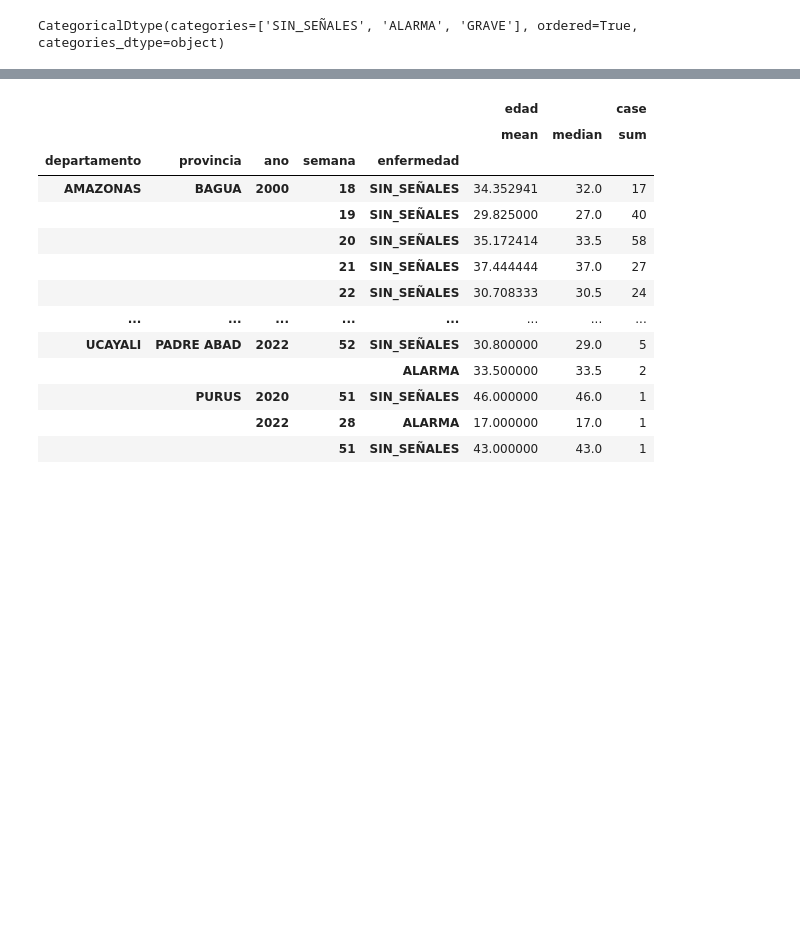
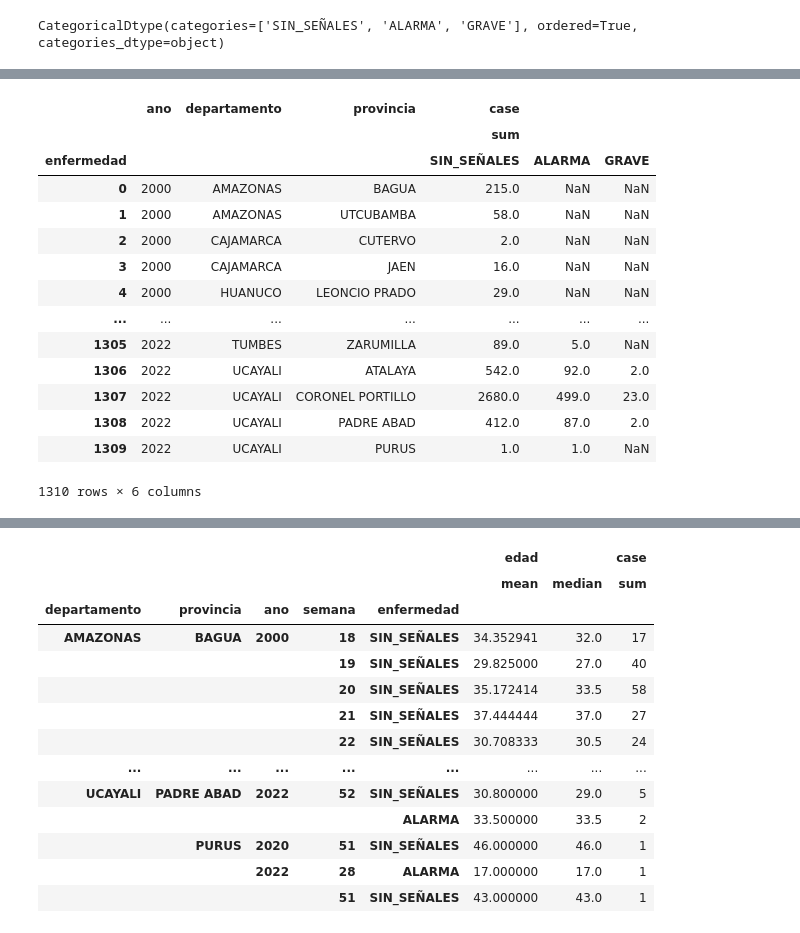
Before and after one commit to SocialAnalytics-StrategicIntelligence/OrganizeExploreAndQuery, a Jupyter notebook: Organize.ipynb, the cells around one changed output, grey strips where cells are left out. Cells and saved outputs as stored; diff of their text form; code cells hidden in the pictures; blank space fills up the shorter version.

```diff
--- a/Organize.ipynb
+++ b/Organize.ipynb
@@ -195,0 +200,5 @@ ByYear_LongStats.to_pickle('dataFiles/ByYear_LongStats.pkl')
+# %%
+indexList=['ano','departamento','provincia','enfermedad']
+aggregator={'case':['sum']}
+ByYearPlace=dengue.groupby(indexList,observed=True).agg(aggregator)
+ByYearPlace
@@ -195,0 +240,19 @@ ByYear_LongStats.to_pickle('dataFiles/ByYear_LongStats.pkl')
+# %%
+ByYearPlace_wide=ByYearPlace.unstack().reset_index()
+ByYearPlace_wide
+# %% [output]
+|  | ano | departamento | provincia | case |  |  |
+|  |  |  |  | sum |  |  |
+| enfermedad |  |  |  | SIN_SEÑALES | ALARMA | GRAVE |
+| 0 | 2000 | AMAZONAS | BAGUA | 215.0 | NaN | NaN |
+| 1 | 2000 | AMAZONAS | UTCUBAMBA | 58.0 | NaN | NaN |
+| 2 | 2000 | CAJAMARCA | CUTERVO | 2.0 | NaN | NaN |
+| 3 | 2000 | CAJAMARCA | JAEN | 16.0 | NaN | NaN |
+| 4 | 2000 | HUANUCO | LEONCIO PRADO | 29.0 | NaN | NaN |
+| ... | ... | ... | ... | ... | ... | ... |
+| 1305 | 2022 | TUMBES | ZARUMILLA | 89.0 | 5.0 | NaN |
+| 1306 | 2022 | UCAYALI | ATALAYA | 542.0 | 92.0 | 2.0 |
+| 1307 | 2022 | UCAYALI | CORONEL PORTILLO | 2680.0 | 499.0 | 23.0 |
+| 1308 | 2022 | UCAYALI | PADRE ABAD | 412.0 | 87.0 | 2.0 |
+| 1309 | 2022 | UCAYALI | PURUS | 1.0 | 1.0 | NaN |
+1310 rows × 6 columns
```
Also changed, not shown: parts of 19 cells of this notebook, 3 other files.
